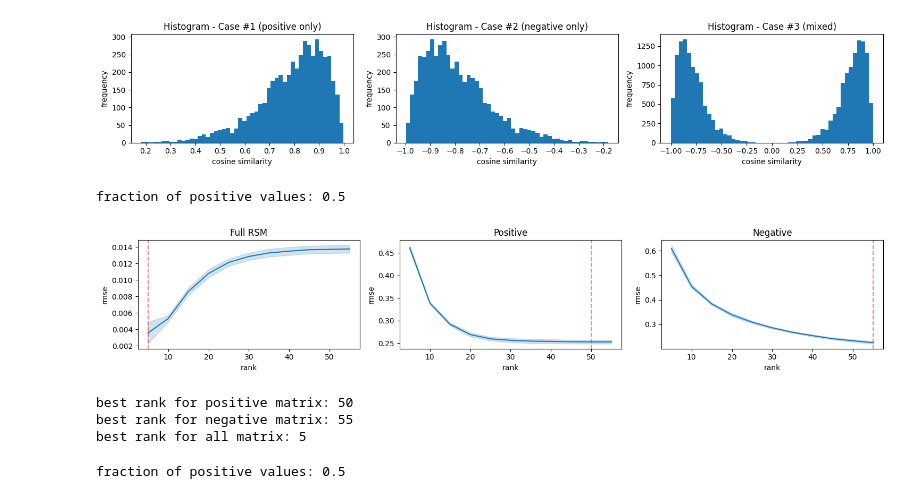
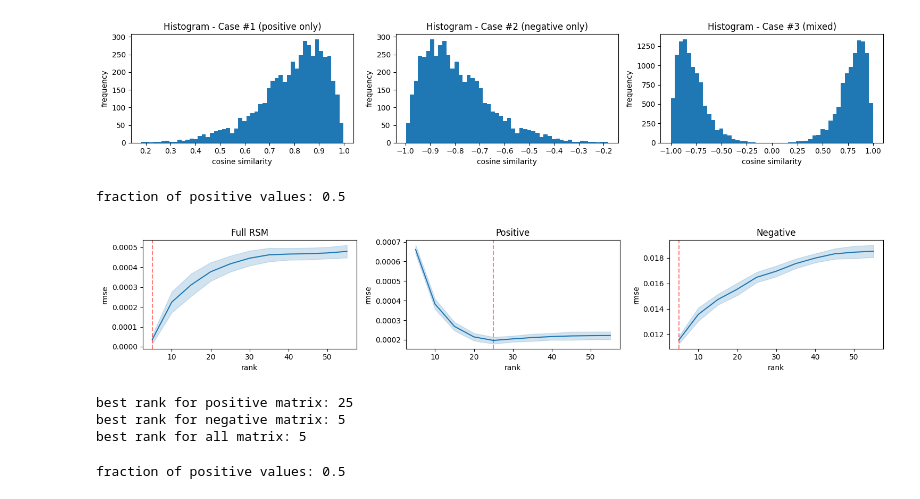
Before and after one commit to florianmahner/pysrf, a Jupyter notebook: notebooks/rank_selection.ipynb, the cells around one changed output. Saved outputs shown, nothing was run; the diff lists cells and outputs as text; code cells hidden in the pictures.

```diff
--- a/notebooks/rank_selection.ipynb
+++ b/notebooks/rank_selection.ipynb
@@ -170,34 +217,34 @@ plt.show()
 # %%
 s_plus_plus, s_plus_minus, thresh_plus, mask_plus = median_matrix_split(rsm_pos)
 ratio = 0.7
 n_repeats = 10
 df_full = find_best_rank(
     rsm_pos,
     range(5, 60, 5),
     train_ratio=ratio,
-    similarity_measure="cosine",
+    similarity_measure="linear",
     n_repeats=n_repeats,
 )
 df_pos = find_best_rank(
     s_plus_plus,
     range(5, 60, 5),
     train_ratio=ratio,
-    similarity_measure="cosine",
+    similarity_measure="linear",
     n_repeats=n_repeats,
 )
 df_neg = find_best_rank(
     s_plus_minus,
     range(5, 60, 5),
     train_ratio=ratio,
-    similarity_measure="cosine",
+    similarity_measure="linear",
     n_repeats=n_repeats,
 )
 plot_rank_selection(df_full, df_pos, df_neg)
 # %% [output]
 fraction of positive values: 0.5
-[figure, old version]
+[figure, new version]
-best rank for positive matrix: 50
-best rank for negative matrix: 55
+best rank for positive matrix: 25
+best rank for negative matrix: 5
 best rank for all matrix: 5
 # %%
 s_minus_plus, s_minus_minus, thresh_minus, mask_minus = median_matrix_split(rsm_neg)
```
Also changed, not shown: parts of 11 cells of this notebook, 9 other files.
